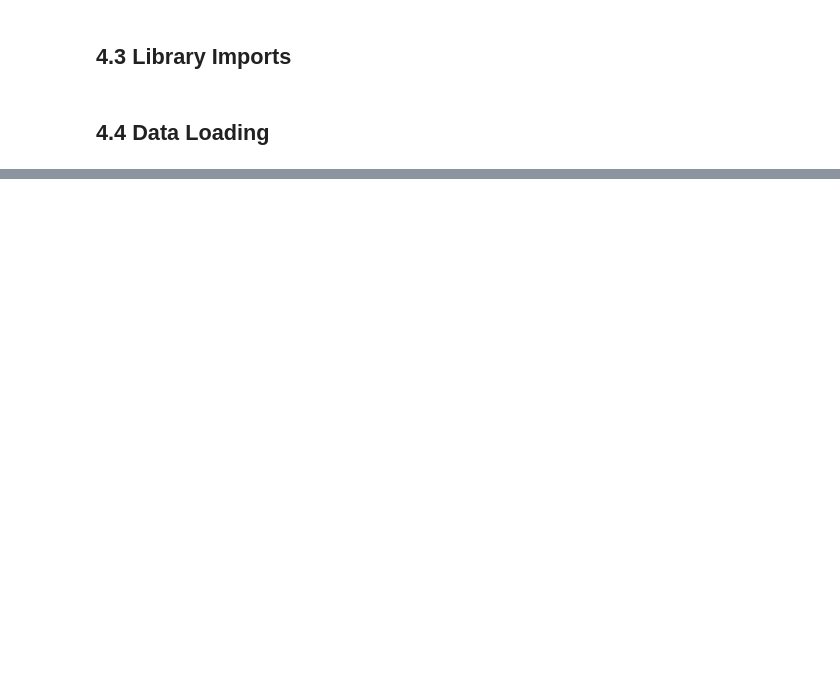
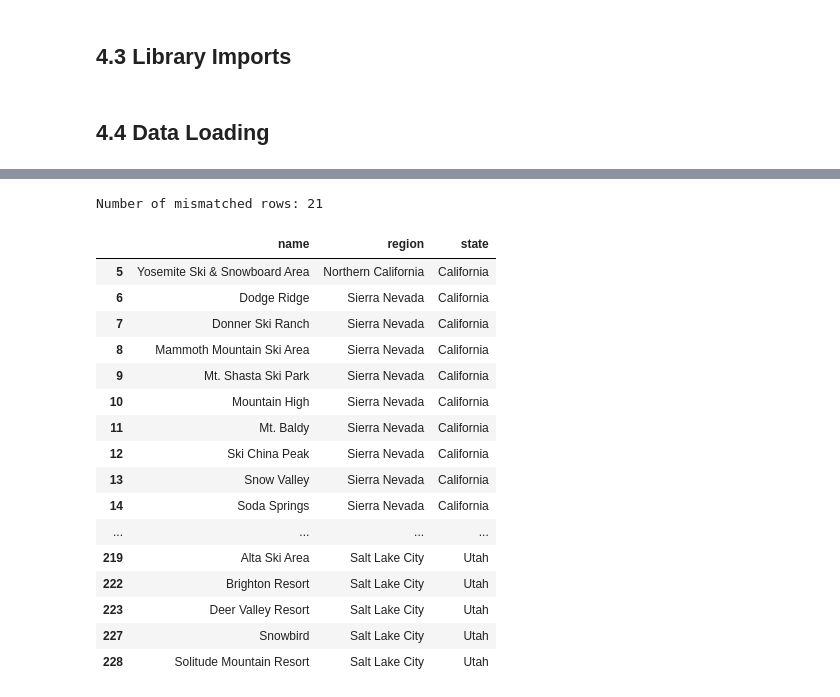
Before and after one commit to dallenwill/ski_pricing_strategy, a Jupyter notebook: notebooks/project_04_feature_engineering.ipynb, the cells around one changed output, grey strips where cells are left out. Saved outputs shown, nothing was run; the diff lists cells and outputs as text; code cells hidden in the pictures; blank space fills up the shorter version.

```diff
--- a/notebooks/project_04_feature_engineering.ipynb
+++ b/notebooks/project_04_feature_engineering.ipynb
@@ -192,0 +138,22 @@ print(f"✅ Preprocess pipeline saved -> {pipeline_path}")
+# %%
+# check if 'vertical_drop_ft' is calculated as difference between 'summit_elevation_ft', and 'base_elevation_ft'
+
+# --- Calculate the difference ---
+df['vertical_check'] = df['summit_elevation_ft'] - df['base_elevation_ft']
+
+# --- Compare with existing vertical_drop_ft ---
+df['vertical_match'] = np.isclose(df['vertical_drop_ft'], df['vertical_check'], atol=1)
+
+# --- Find mismatches ---
+mismatches = df.loc[~df['vertical_match'], ['name', 'vertical_drop_ft', 'vertical_check']]
+total = len(df)
+mismatch_count = len(mismatches)
+
+if mismatch_count == 0:
+    print("All rows match: vertical_drop_ft = summit - base.")
+    df.drop(columns=['summit_elevation_ft', 'vertical_check', 'vertical_match'], inplace=True)
+else:
+    print(f"Mismatched rows found: {mismatch_count:,} out of {total:,} total rows "
+          f"({mismatch_count/total:.1%} mismatch rate).")
+    print("Here are the mismatched examples:\n")
+    print(mismatches)
@@ -192,0 +178,3 @@ print(f"✅ Preprocess pipeline saved -> {pipeline_path}")
+# %%
+# Drop summit (redundant, even if mismatches exist)
+df.drop(columns=['summit_elevation_ft', 'vertical_check', 'vertical_match'], inplace=True, errors='ignore')
@@ -192,0 +186,24 @@ print(f"✅ Preprocess pipeline saved -> {pipeline_path}")
+# %%
+# check if 'region' and 'state' are redundant
+df_diff = df[df['region'] != df['state']]
+print("Number of mismatched rows:", len(df_diff))
+df_diff[['name', 'region', 'state']]
+# %% [output]
+Number of mismatched rows: 21
+|  | name | region | state |
+| 5 | Yosemite Ski & Snowboard Area | Northern California | California |
+| 6 | Dodge Ridge | Sierra Nevada | California |
+| 7 | Donner Ski Ranch | Sierra Nevada | California |
+| 8 | Mammoth Mountain Ski Area | Sierra Nevada | California |
+| 9 | Mt. Shasta Ski Park | Sierra Nevada | California |
+| 10 | Mountain High | Sierra Nevada | California |
+| 11 | Mt. Baldy | Sierra Nevada | California |
+| 12 | Ski China Peak | Sierra Nevada | California |
+| 13 | Snow Valley | Sierra Nevada | California |
+| 14 | Soda Springs | Sierra Nevada | California |
+| ... | ... | ... | ... |
+| 219 | Alta Ski Area | Salt Lake City | Utah |
+| 222 | Brighton Resort | Salt Lake City | Utah |
+| 223 | Deer Valley Resort | Salt Lake City | Utah |
+| 227 | Snowbird | Salt Lake City | Utah |
+| 228 | Solitude Mountain Resort | Salt Lake City | Utah |
```
Also changed, not shown: parts of 45 cells of this notebook, 10 other files.
